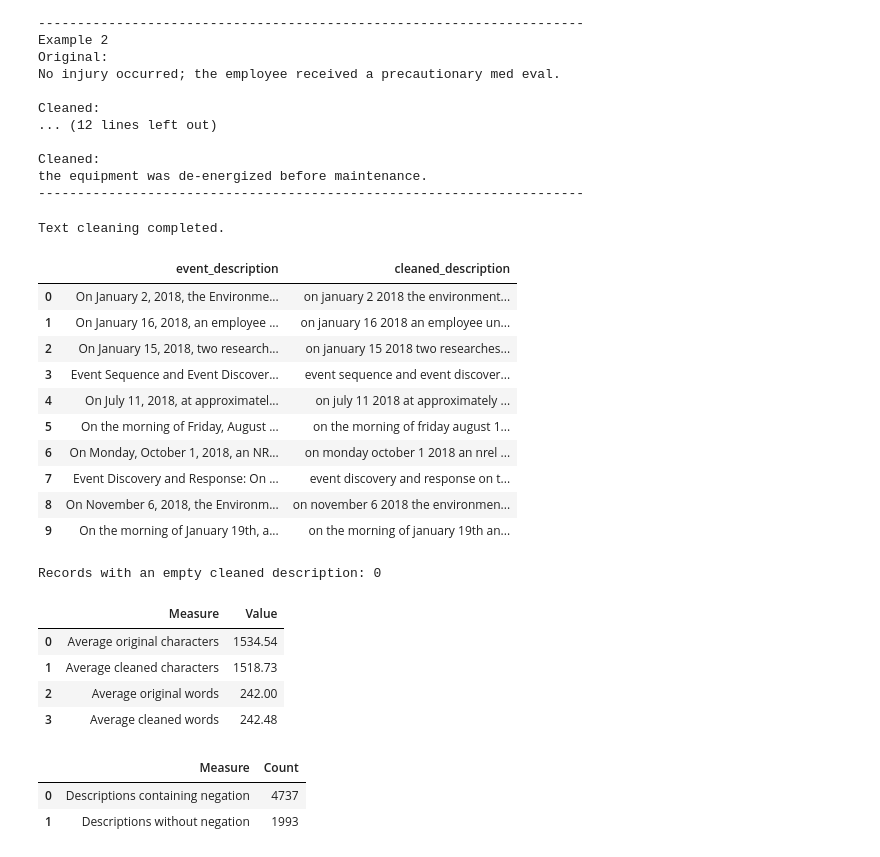
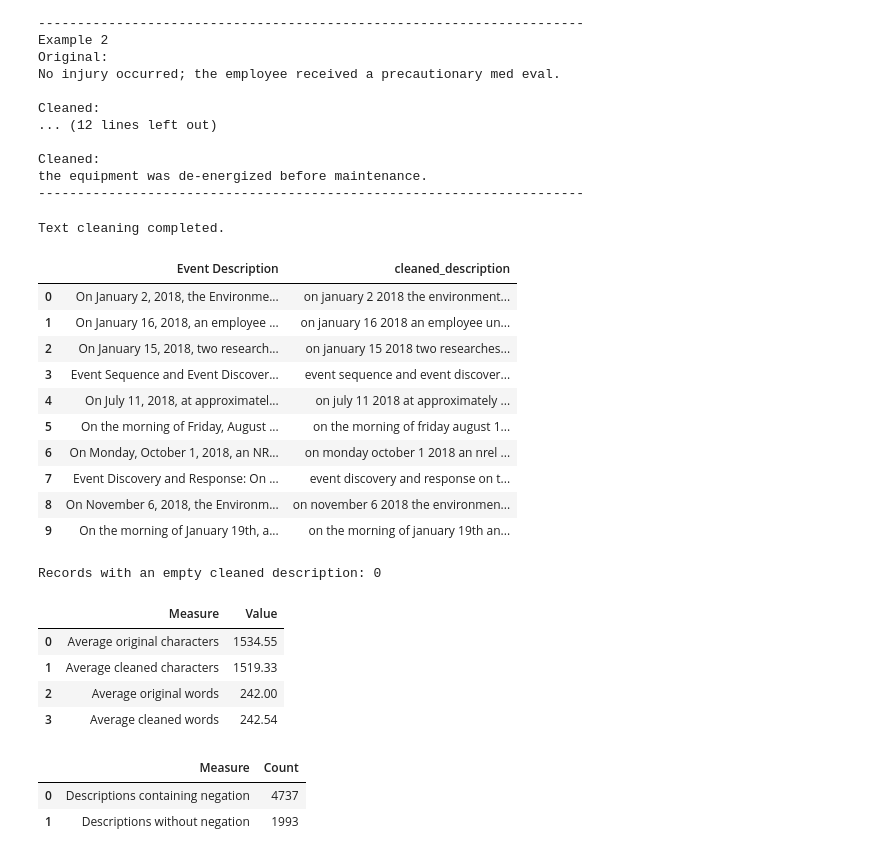
Before and after one commit to rburchf1/AI102Challenges, a Jupyter notebook: ryan-burchfield-ai-102-final-project.ipynb, the cells around one changed output. Drawn from its saved outputs; the diff is of its cells as text; code cells hidden in the pictures.

```diff
--- a/ryan-burchfield-ai-102-final-project.ipynb
+++ b/ryan-burchfield-ai-102-final-project.ipynb
@@ -661,7 +674,7 @@ plt.show()
 # %%
 vocabulary = set()
 
-for description in df["event_description"]:
+for description in df["Event Description"]:
 
     words = description.split()
 
@@ -704,7 +717,7 @@ from collections import Counter
 
 counter = Counter()
 
-for description in df["event_description"]:
+for description in df["Event Description"]:
 
     counter.update(description.lower().split())
 
@@ -898,9 +911,10 @@ ABBREVIATION_MAP = {
     r"\btemp\b": "temperature",
     r"\bapprox\b": "approximately",
     r"\bdept\b": "department",
-    r"\bvac\b": "vac",
+    r"\bvac\b": "volts alternating current",
     r"\bac\b": "alternating current",
-    r"\bdc\b": "direct current"
+    r"\bdc\b": "direct current",
+    r"\bvdc\b": "volts direct current",
 }
 
 print(f"Number of abbreviation rules: {len(ABBREVIATION_MAP)}")
@@ -1017,7 +1031,7 @@ the equipment was de-energized before maintenance.
 # Create a new column rather than overwriting the original description.
 
 df["cleaned_description"] = (
-    df["event_description"]
+    df["Event Description"]
     .apply(clean_text)
 )
 
@@ -1025,14 +1039,14 @@ print("Text cleaning completed.")
 display(
     df[
         [
-            "event_description",
+            "Event Description",
             "cleaned_description"
         ]
     ].head(10)
 )
 # %% [output]
 Text cleaning completed.
-|  | event_description | cleaned_description |
+|  | Event Description | cleaned_description |
 | 0 | On January 2, 2018, the Environme... | on january 2 2018 the environment... |
 | 1 | On January 16, 2018, an employee ... | on january 16 2018 an employee un... |
 | 2 | On January 15, 2018, two research... | on january 15 2018 two researches... |
@@ -1072,7 +1086,7 @@ if empty_cleaned_count > 0:
 Records with an empty cleaned description: 0
 # %%
 df["original_character_count"] = (
-    df["event_description"]
+    df["Event Description"]
     .astype(str)
     .str.len()
 )
@@ -1083,40 +1097,40 @@ df["cleaned_character_count"] = (
 )
 
 df["original_word_count"] = (
-    df["event_description"]
+    df["Event Description"]
     .astype(str)
     .str.split()
     .str.len()
 )
 
 df["cleaned_word_count"] = (
     df["cleaned_description"]
     .str.split()
     .str.len()
 )
 
 length_comparison = pd.DataFrame({
     "Measure": [
         "Average original characters",
         "Average cleaned characters",
         "Average original words",
         "Average cleaned words"
     ],
     "Value": [
         round(df["original_character_count"].mean(), 2),
         round(df["cleaned_character_count"].mean(), 2),
         round(df["original_word_count"].mean(), 2),
         round(df["cleaned_word_count"].mean(), 2)
     ]
 })
 
 display(length_comparison)
 # %% [output]
 |  | Measure | Value |
-| 0 | Average original characters | 1534.54 |
-| 1 | Average cleaned characters | 1518.73 |
+| 0 | Average original characters | 1534.55 |
+| 1 | Average cleaned characters | 1519.33 |
 | 2 | Average original words | 242.00 |
-| 3 | Average cleaned words | 242.48 |
+| 3 | Average cleaned words | 242.54 |
 # %%
 NEGATION_TERMS = {
     "no",
```
Also changed, not shown: parts of 56 cells of this notebook.
